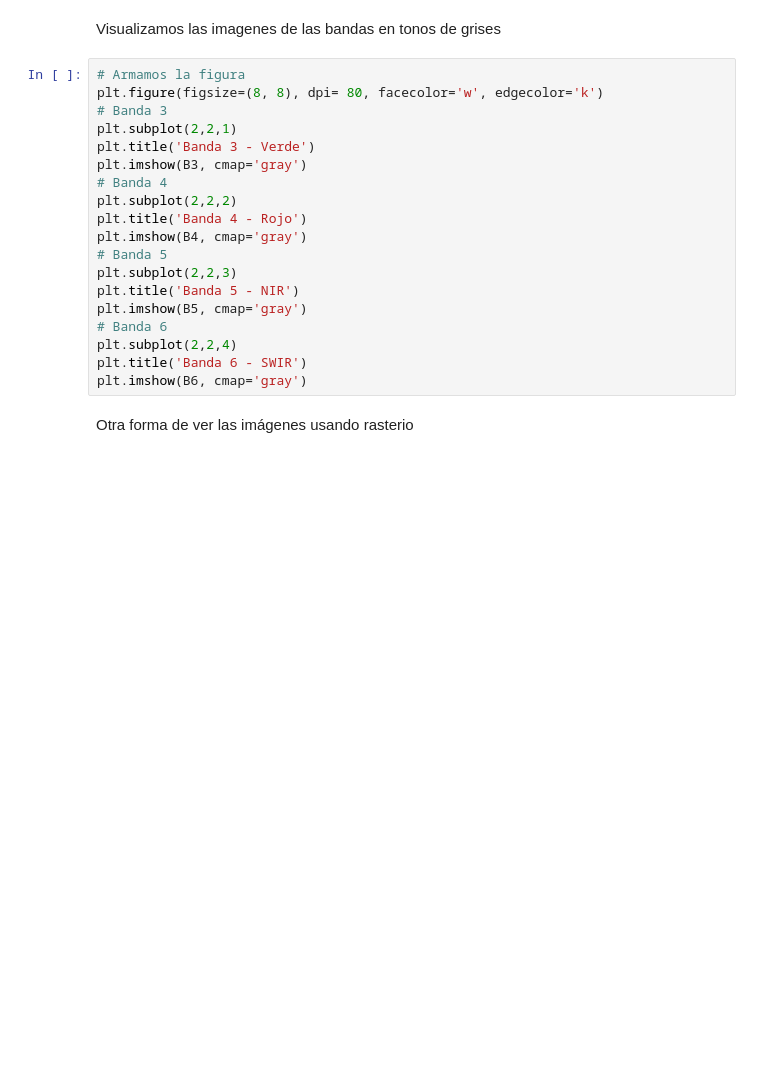
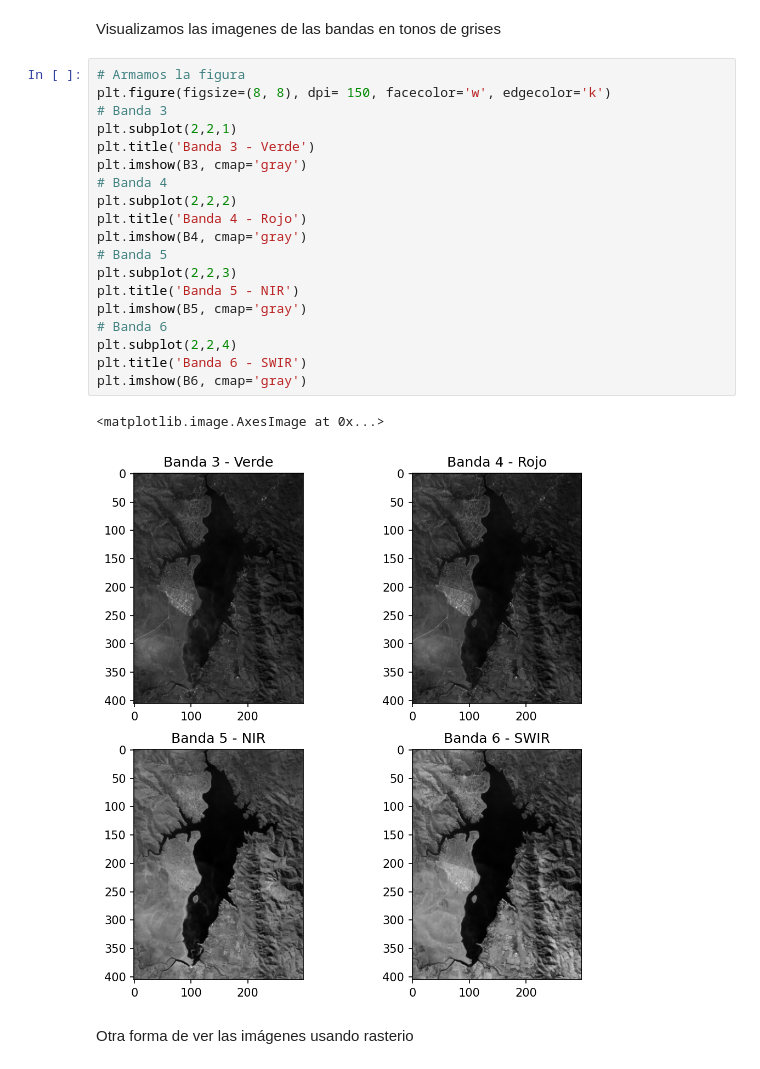
Before and after one commit to Mnzeballos/Trabajo_final_Tec-Int, a Jupyter notebook: Notas y código.ipynb, the cells around one changed output. Drawn from its saved outputs; the diff is of its cells as text; blank space fills up the shorter version.

```diff
--- a/Notas y código.ipynb
+++ b/Notas y código.ipynb
@@ -70,23 +70,26 @@ None
 Visualizamos las imagenes de las bandas en tonos de grises
 # %%
 # Armamos la figura
-plt.figure(figsize=(8, 8), dpi= 80, facecolor='w', edgecolor='k')
+plt.figure(figsize=(8, 8), dpi= 150, facecolor='w', edgecolor='k')
 # Banda 3
 plt.subplot(2,2,1)
 plt.title('Banda 3 - Verde')
 plt.imshow(B3, cmap='gray')
 # Banda 4
 plt.subplot(2,2,2)
 plt.title('Banda 4 - Rojo')
 plt.imshow(B4, cmap='gray')
 # Banda 5
 plt.subplot(2,2,3)
 plt.title('Banda 5 - NIR')
 plt.imshow(B5, cmap='gray')
 # Banda 6
 plt.subplot(2,2,4)
 plt.title('Banda 6 - SWIR')
 plt.imshow(B6, cmap='gray')
+# %% [output]
+<matplotlib.image.AxesImage at 0x...>
+[figure, added]
 # %% [markdown]
 Otra forma de ver las imágenes usando rasterio
 # %%
```
Also changed, not shown: parts of 1 cell of this notebook.
